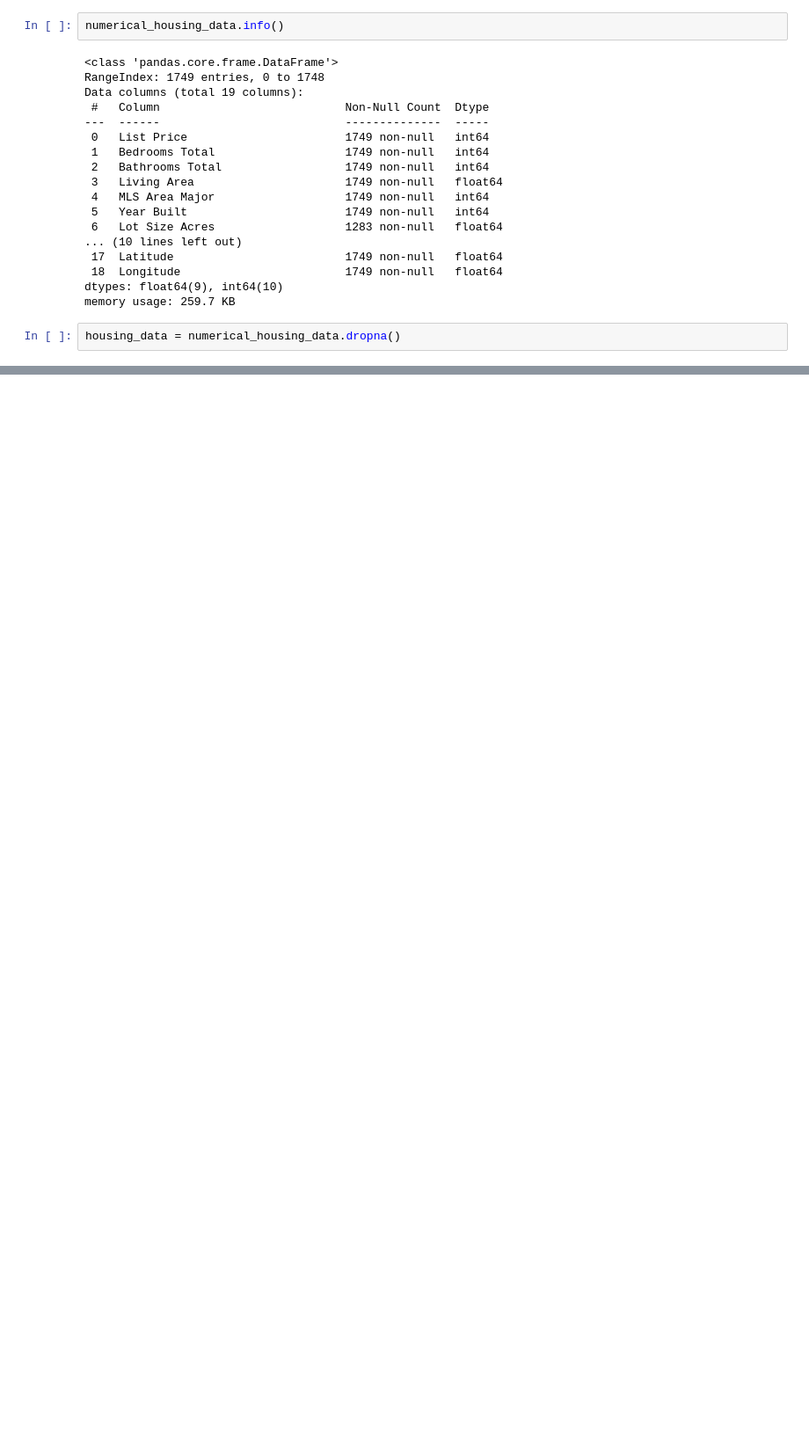
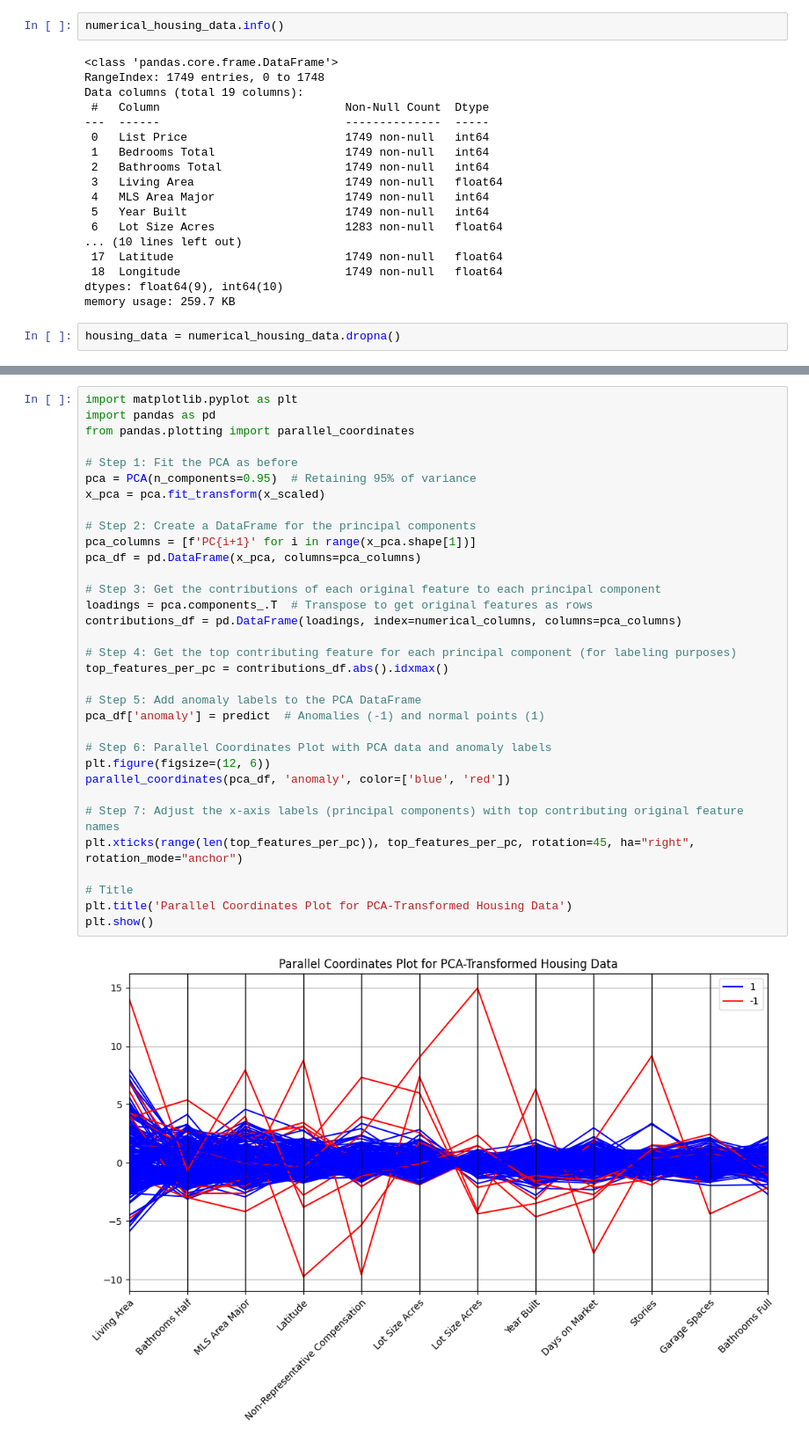
Before and after one commit to MikeMan161/2024-AI4Good-Hackathon, a Jupyter notebook: data_prep.ipynb, the cells around one changed output, grey strips where cells are left out. Shown at 88% size. Cells and saved outputs as stored; diff of their text form; blank space fills up the shorter version.

```diff
--- a/data_prep.ipynb
+++ b/data_prep.ipynb
@@ -109,0 +166,35 @@ plt.show()
+# %%
+import matplotlib.pyplot as plt
+import pandas as pd
+from pandas.plotting import parallel_coordinates
+
+# Step 1: Fit the PCA as before
+pca = PCA(n_components=0.95)  # Retaining 95% of variance
+x_pca = pca.fit_transform(x_scaled)
+
+# Step 2: Create a DataFrame for the principal components
+pca_columns = [f'PC{i+1}' for i in range(x_pca.shape[1])]
+pca_df = pd.DataFrame(x_pca, columns=pca_columns)
+
+# Step 3: Get the contributions of each original feature to each principal component
+loadings = pca.components_.T  # Transpose to get original features as rows
+contributions_df = pd.DataFrame(loadings, index=numerical_columns, columns=pca_columns)
+
+# Step 4: Get the top contributing feature for each principal component (for labeling purposes)
+top_features_per_pc = contributions_df.abs().idxmax()
+
+# Step 5: Add anomaly labels to the PCA DataFrame
+pca_df['anomaly'] = predict  # Anomalies (-1) and normal points (1)
+
+# Step 6: Parallel Coordinates Plot with PCA data and anomaly labels
+plt.figure(figsize=(12, 6))
+parallel_coordinates(pca_df, 'anomaly', color=['blue', 'red'])
+
+# Step 7: Adjust the x-axis labels (principal components) with top contributing original feature names
+plt.xticks(range(len(top_features_per_pc)), top_features_per_pc, rotation=45, ha="right", rotation_mode="anchor")
+
+# Title
+plt.title('Parallel Coordinates Plot for PCA-Transformed Housing Data')
+plt.show()
+# %% [output]
+[figure, added]
```
Also changed, not shown: parts of 8 cells of this notebook.
